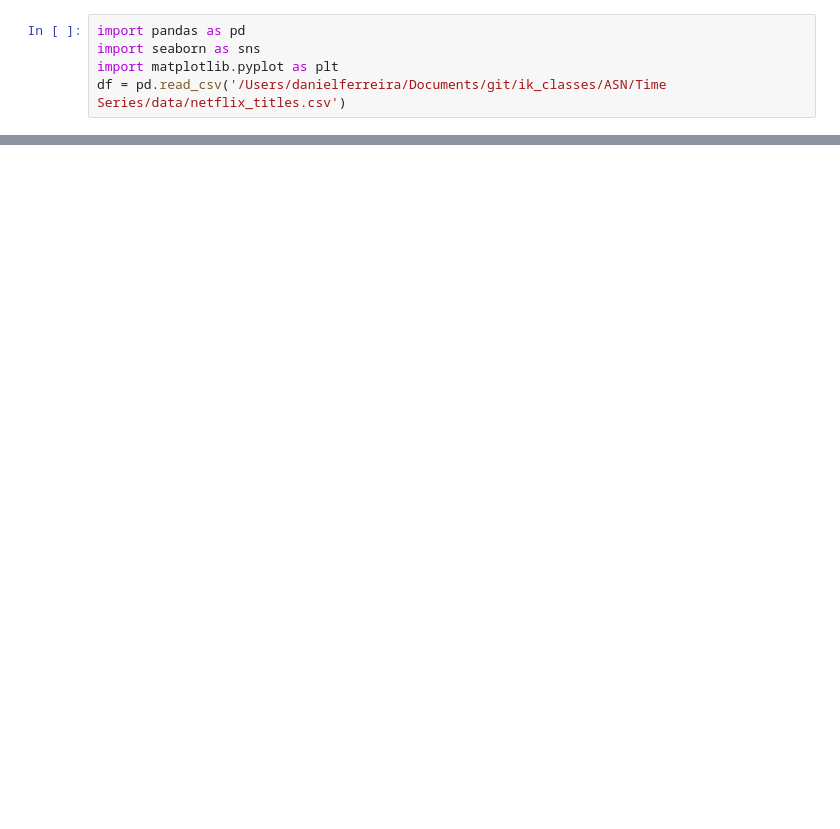
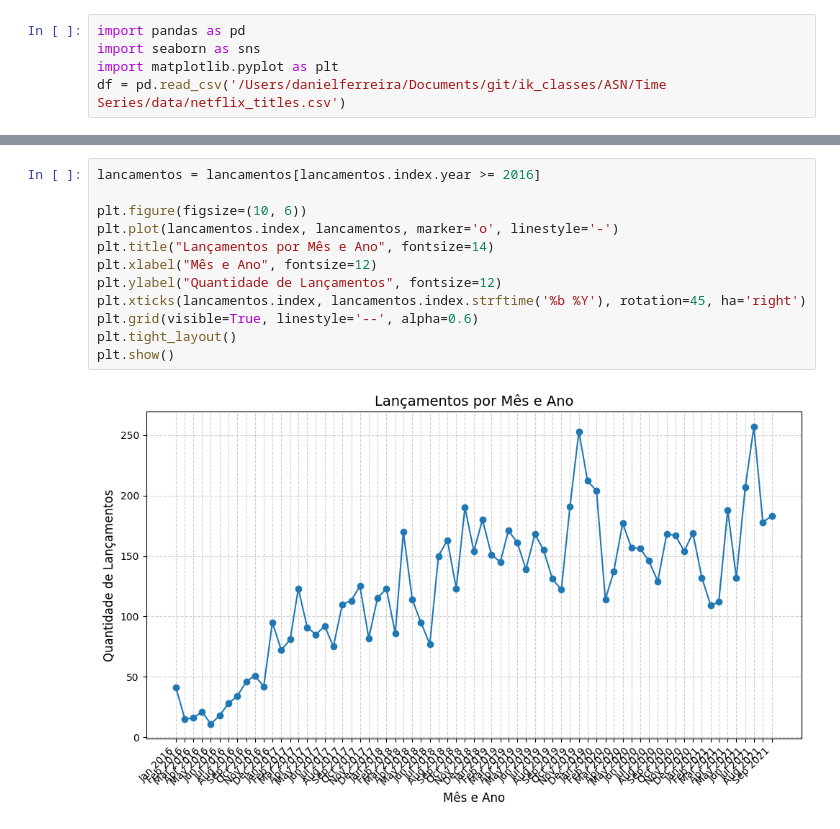
Before and after one commit to danielrferreira/classes, a Jupyter notebook: ASN/Séries Temporais/01 - Criando Séries Temporais.ipynb, the cells around one changed output, grey strips where cells are left out. Saved outputs shown, nothing was run; the diff lists cells and outputs as text; blank space fills up the shorter version.

```diff
--- a/ASN/Séries Temporais/01 - Criando Séries Temporais.ipynb
+++ b/ASN/Séries Temporais/01 - Criando Séries Temporais.ipynb
@@ -17,0 +108,14 @@ plt.show()
+# %%
+lancamentos = lancamentos[lancamentos.index.year >= 2016]
+
+plt.figure(figsize=(10, 6))
+plt.plot(lancamentos.index, lancamentos, marker='o', linestyle='-')
+plt.title("Lançamentos por Mês e Ano", fontsize=14)
+plt.xlabel("Mês e Ano", fontsize=12)
+plt.ylabel("Quantidade de Lançamentos", fontsize=12)
+plt.xticks(lancamentos.index, lancamentos.index.strftime('%b %Y'), rotation=45, ha='right')
+plt.grid(visible=True, linestyle='--', alpha=0.6)
+plt.tight_layout()
+plt.show()
+# %% [output]
+[figure, added]
```
Also changed, not shown: parts of 9 cells of this notebook.
